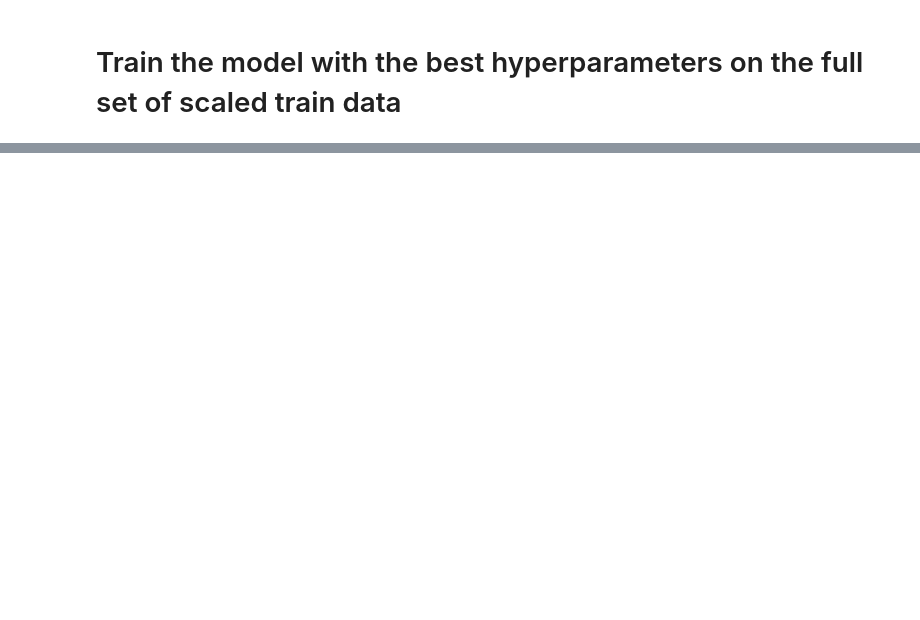
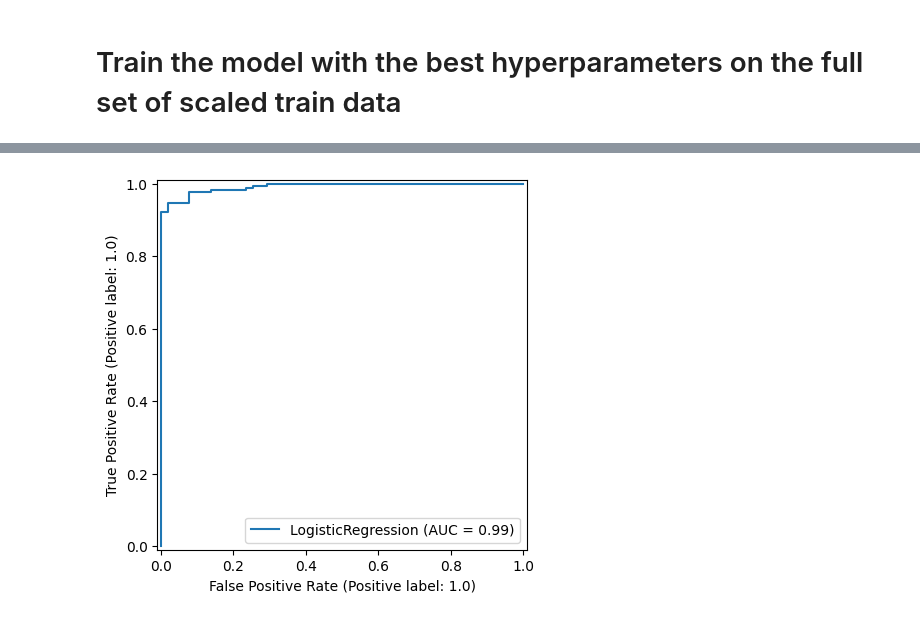
Before and after one commit to sanlamamba/zoidberg-pneumonia, a Jupyter notebook: log_reg.ipynb, the cells around one changed output, grey strips where cells are left out. Saved outputs shown, nothing was run; the diff lists cells and outputs as text; code cells hidden in the pictures; blank space fills up the shorter version.

```diff
--- a/log_reg.ipynb
+++ b/log_reg.ipynb
@@ -125,0 +172,4 @@ Test Accuracy: 0.74
+# %%
+RocCurveDisplay.from_estimator(best_log_reg,X_test_scaled,y_test);
+# %% [output]
+[figure, added]
```
Also changed, not shown: parts of 28 cells of this notebook.
